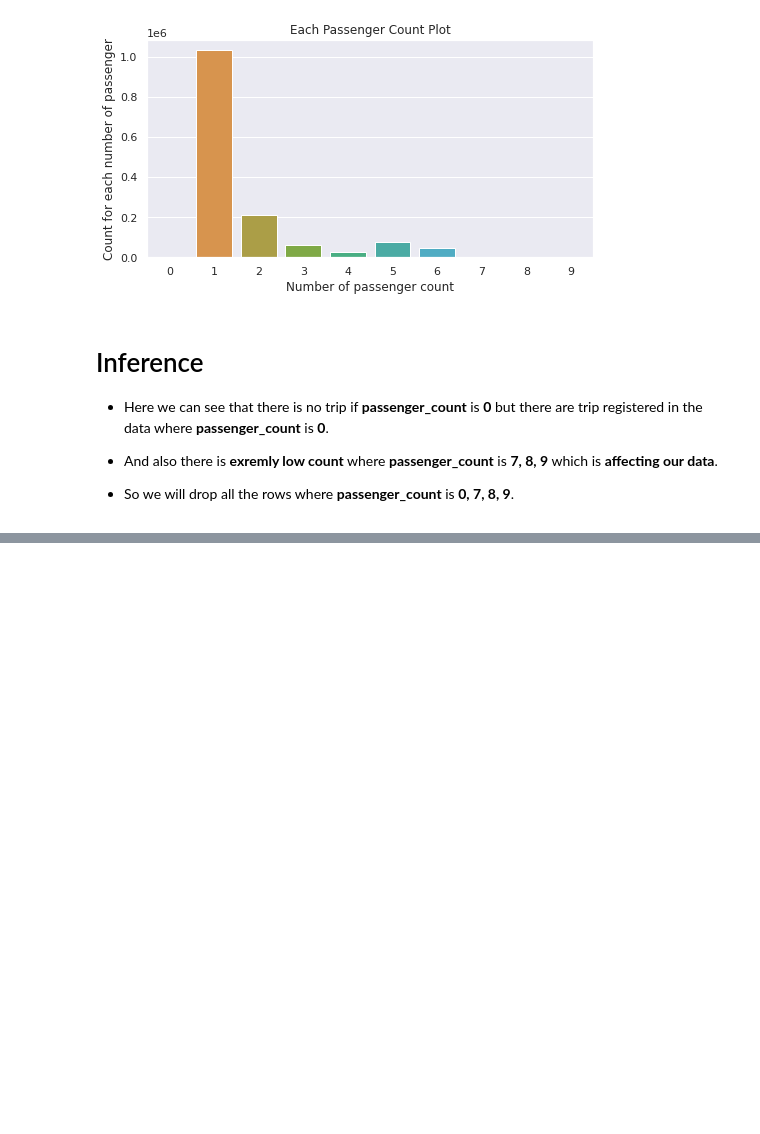
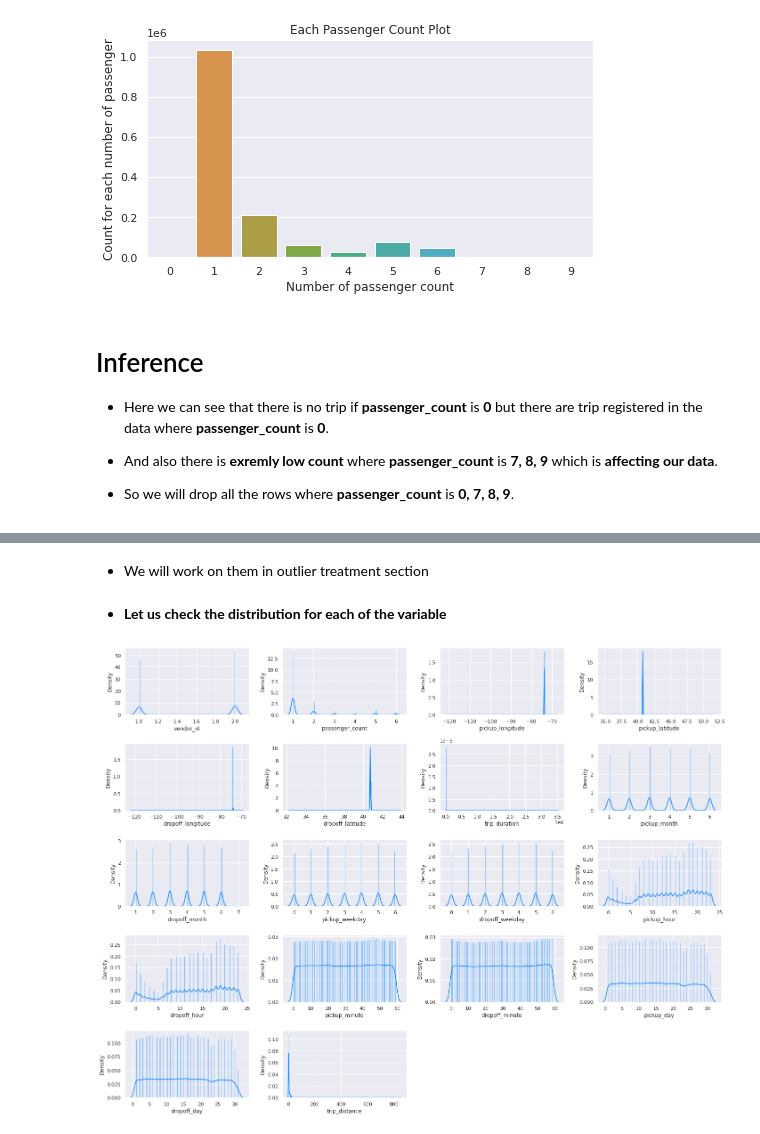
Before and after one commit to dsankush/NYC-Taxi-Trip-Time-Prediction, a Jupyter notebook: NYC_Taxi_Trip_Time_Prediction_Capstone_Project.ipynb, the cells around one changed output, grey strips where cells are left out. Drawn from its saved outputs; the diff is of its cells as text; code cells hidden in the pictures; blank space fills up the shorter version.

```diff
--- a/NYC_Taxi_Trip_Time_Prediction_Capstone_Project.ipynb
+++ b/NYC_Taxi_Trip_Time_Prediction_Capstone_Project.ipynb
@@ -495,0 +559,4 @@ plt.show()
+# %%
+# seperating our data that will not contail trip distance = 0.0km
+
+data = data[data['trip_distance'] != data['trip_distance'].min()]
@@ -495,0 +607,24 @@ plt.show()
+# %% [markdown]
+* We will work on them in outlier treatment section
+# %% [markdown]
+* **Let us check the distribution for each of the variable**
+# %%
+# ploting distribution for each numerical variable present in our data set
+# using distplot from seaborn
+
+columns = data.select_dtypes(include=np.number).columns.tolist()
+
+n = 1
+
+plt.figure(figsize=(20,15))
+
+for column in columns:
+
+    plt.subplot(5,4,n)
+
+    n = n+1
+    sns.distplot(data[column], bins = 100)
+
+    plt.tight_layout()
+# %% [output]
+[figure, added]
```
Also changed, not shown: parts of 26 cells of this notebook.
